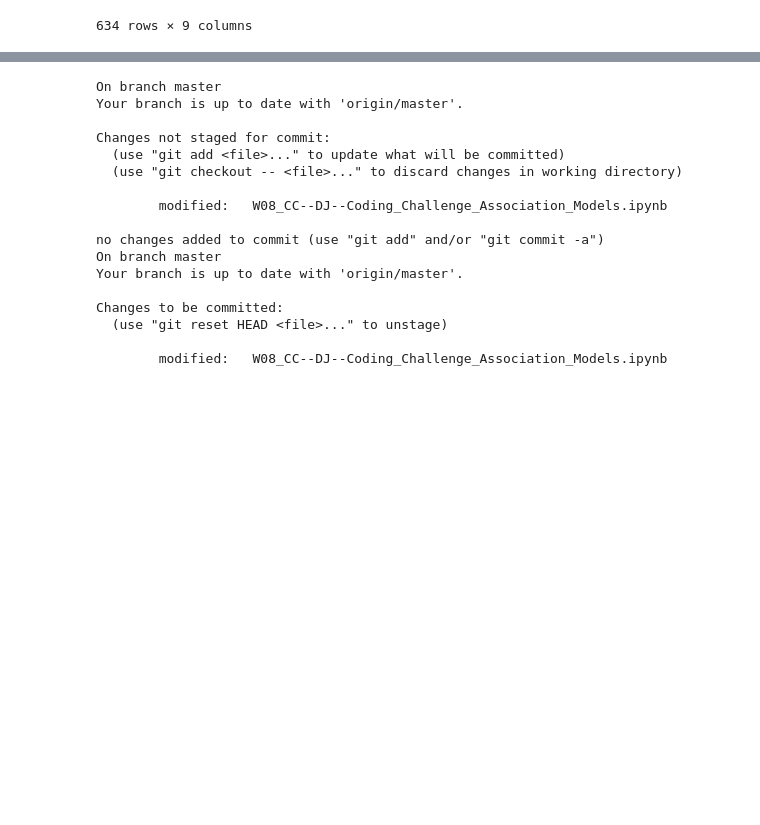
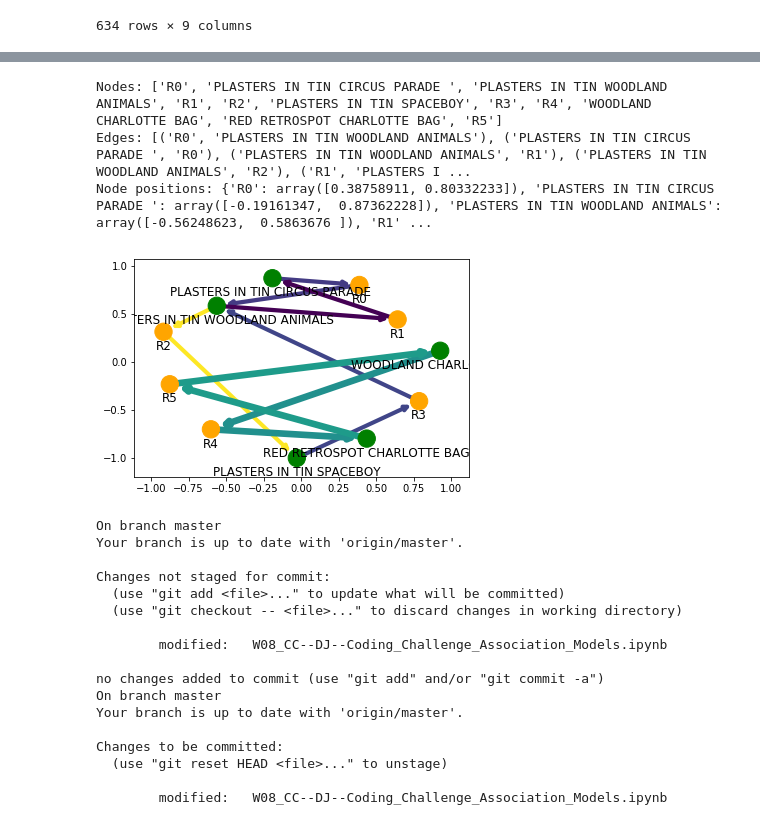
Before and after one commit to schwaaweb/aimlds1_08-UnsupervisedLearning, a Jupyter notebook: W08_CC--DJ--Coding_Challenge_Association_Models.ipynb, the cells around one changed output, grey strips where cells are left out. Saved outputs shown, nothing was run; the diff lists cells and outputs as text; code cells hidden in the pictures; blank space fills up the shorter version.

```diff
--- a/W08_CC--DJ--Coding_Challenge_Association_Models.ipynb
+++ b/W08_CC--DJ--Coding_Challenge_Association_Models.ipynb
@@ -353,3 +429,10 @@ belgium_tpr
+# %%
+analyze_country('Germany', min_support=0.05)
+# %% [output]
+Nodes: ['R0', 'PLASTERS IN TIN CIRCUS PARADE ', 'PLASTERS IN TIN WOODLAND ANIMALS', 'R1', 'R2', 'PLASTERS IN TIN SPACEBOY', 'R3', 'R4', 'WOODLAND CHARLOTTE BAG', 'RED RETROSPOT CHARLOTTE BAG', 'R5']
+Edges: [('R0', 'PLASTERS IN TIN WOODLAND ANIMALS'), ('PLASTERS IN TIN CIRCUS PARADE ', 'R0'), ('PLASTERS IN TIN WOODLAND ANIMALS', 'R1'), ('PLASTERS IN TIN WOODLAND ANIMALS', 'R2'), ('R1', 'PLASTERS I ...
+Node positions: {'R0': array([0.38758911, 0.80332233]), 'PLASTERS IN TIN CIRCUS PARADE ': array([-0.19161347,  0.87362228]), 'PLASTERS IN TIN WOODLAND ANIMALS': array([-0.56248623,  0.5863676 ]), 'R1' ...
+[figure, added]
 # %%
 !git status && git add . && git status
 # %% [output]
```
Also changed, not shown: parts of 5 cells of this notebook, 1 other file.
